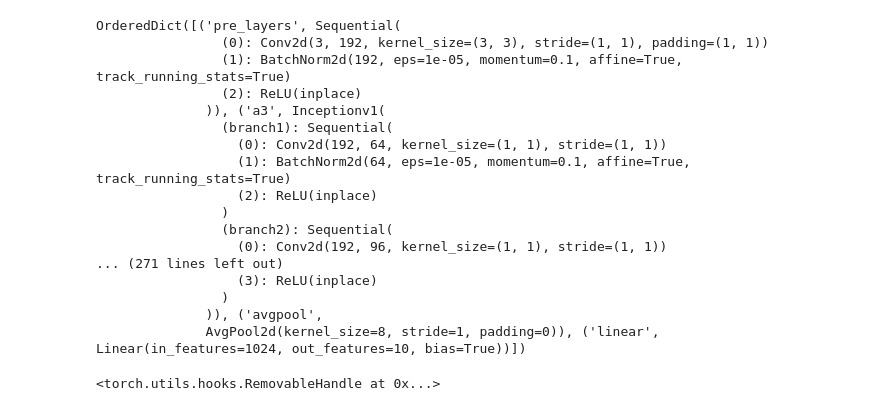
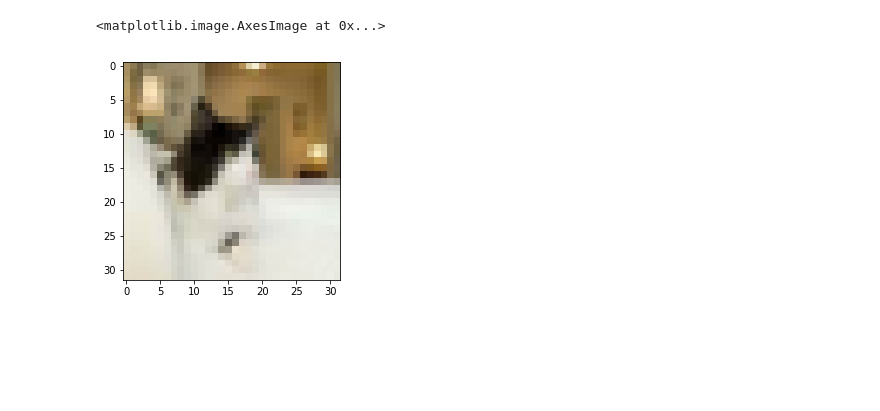
Before and after one commit to jjxxmiin/obJDetection, a Jupyter notebook: example/cam/cam.ipynb, the cells around one changed output. Saved outputs shown, nothing was run; the diff lists cells and outputs as text; code cells hidden in the pictures; blank space fills up the shorter version.

```diff
--- a/example/cam/cam.ipynb
+++ b/example/cam/cam.ipynb
@@ -30,24 +68,0 @@ def hook_feature(module, input, output):
-# %%
-model._modules
-# %% [output]
-OrderedDict([('pre_layers', Sequential(
-                (0): Conv2d(3, 192, kernel_size=(3, 3), stride=(1, 1), padding=(1, 1))
-                (1): BatchNorm2d(192, eps=1e-05, momentum=0.1, affine=True, track_running_stats=True)
-                (2): ReLU(inplace)
-              )), ('a3', Inceptionv1(
-                (branch1): Sequential(
-                  (0): Conv2d(192, 64, kernel_size=(1, 1), stride=(1, 1))
-                  (1): BatchNorm2d(64, eps=1e-05, momentum=0.1, affine=True, track_running_stats=True)
-                  (2): ReLU(inplace)
-                )
-                (branch2): Sequential(
-                  (0): Conv2d(192, 96, kernel_size=(1, 1), stride=(1, 1))
-... (271 lines left out)
-                  (3): ReLU(inplace)
-                )
-              )), ('avgpool',
-              AvgPool2d(kernel_size=8, stride=1, padding=0)), ('linear', Linear(in_features=1024, out_features=10, bias=True))])
-# %%
-model._modules.get('b5').register_forward_hook(hook_feature)
-# %% [output]
-<torch.utils.hooks.RemovableHandle at 0x...>
@@ -58,7 +75,12 @@ class_weights = np.squeeze(params[-2].cpu().data.numpy())
 # %%
 from PIL import Image
 import matplotlib.pyplot as plt
 
-img_path = './test1.png'
+img_path = './test/test2.png'
 
 img = Image.open(img_path)
+
+plt.imshow(img)
+# %% [output]
+<matplotlib.image.AxesImage at 0x...>
+[figure, added]
```
Also changed, not shown: parts of 36 cells of this notebook, 3 other files.
